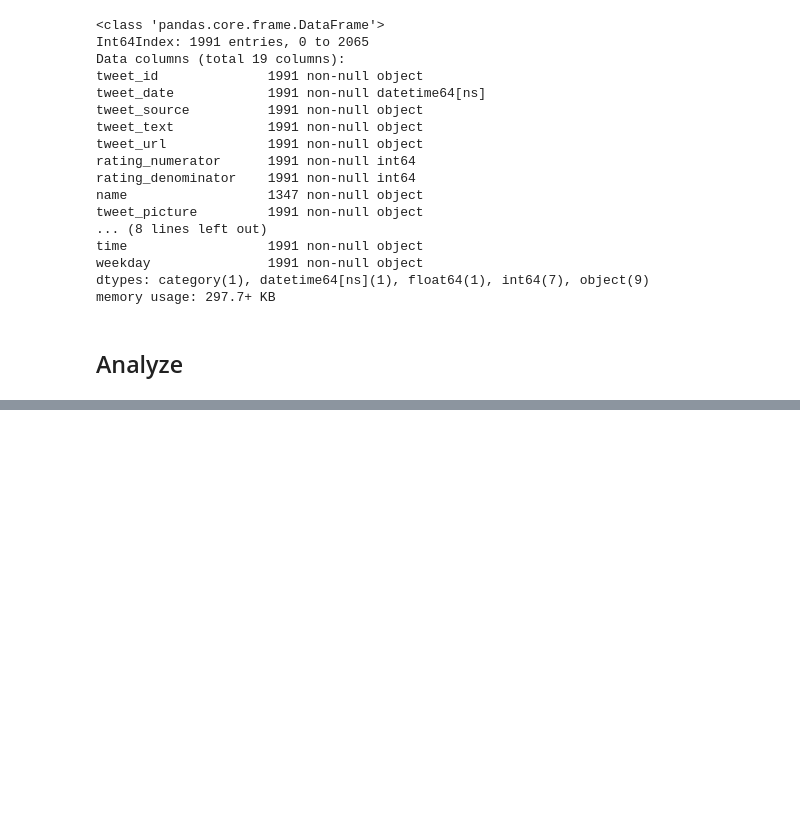
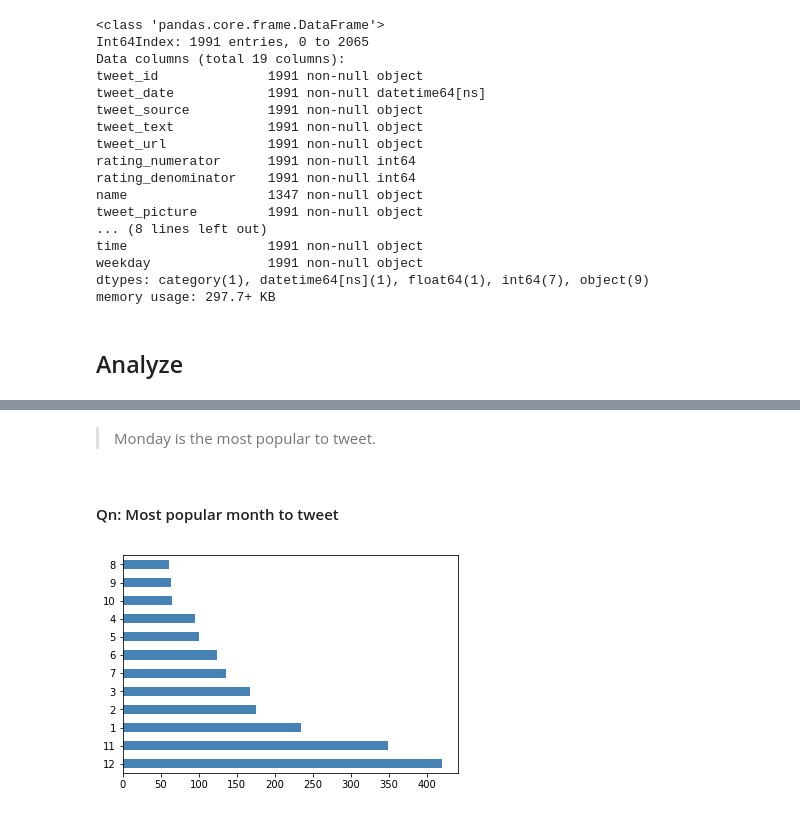
Before and after one commit to emilylauyw/Udacity-DAND-Project7-Wrangle_and_Analyze_Data, a Jupyter notebook: wrangle_act.ipynb, the cells around one changed output, grey strips where cells are left out. Drawn from its saved outputs; the diff is of its cells as text; code cells hidden in the pictures; blank space fills up the shorter version.

```diff
--- a/wrangle_act.ipynb
+++ b/wrangle_act.ipynb
@@ -1094,0 +1146,10 @@ Name: dog_breed, dtype: int64
+# %% [markdown]
+> Monday is the most popular to tweet.
+# %% [markdown]
+#### Qn: Most popular month to tweet
+# %%
+tweets_month = tweets = cleaned_df['month'].value_counts()
+tweets_month.plot(kind = 'barh', color='steelblue')
+plt.savefig('month-tweets.png');
+# %% [output]
+[figure, added]
```
Also changed, not shown: parts of 54 cells of this notebook.
